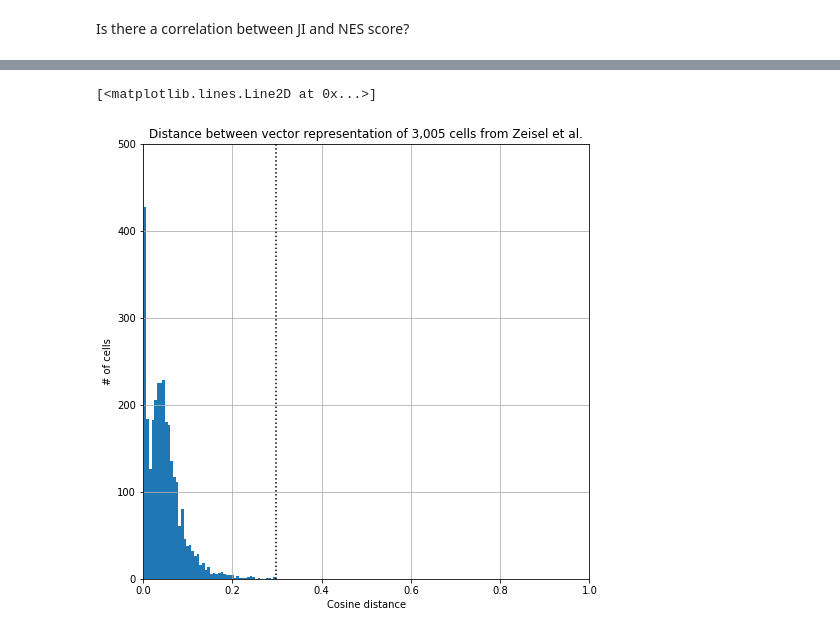
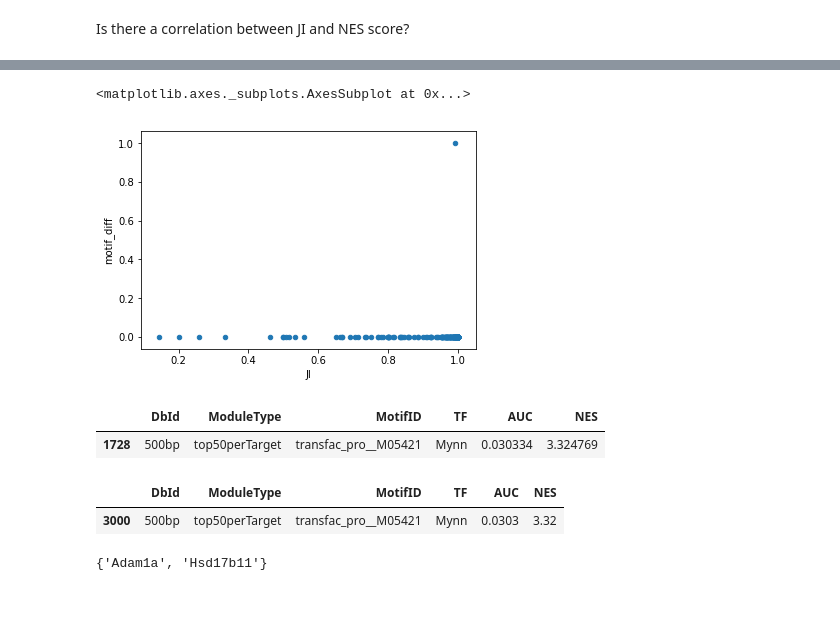
Before and after one commit to aertslab/pySCENIC, a Jupyter notebook: notebooks/pySCENIC - Comparison to R implementation of the pipeline.ipynb, the cells around one changed output, grey strips where cells are left out. Cells and saved outputs as stored; diff of their text form; code cells hidden in the pictures; blank space fills up the shorter version.

```diff
--- a/notebooks/pySCENIC - Comparison to R implementation of the pipeline.ipynb
+++ b/notebooks/pySCENIC - Comparison to R implementation of the pipeline.ipynb
@@ -820,12 +667,19 @@ dists = pairwise_distances(r_auc_heatmap.iloc[:,r_auc_heatmap.columns.droplevel(
-# %%
-fig, ax = plt.subplots(figsize=(8,8))
-pd.DataFrame(data={'dist': dists}, index=ex_mtx.columns).hist(bins=50, ax=ax)
-plt.title('Distance between vector representation of 3,005 cells from Zeisel et al.')
-plt.xlim([0.0, 1.0])
-plt.ylim([0.0, 500.0])
-plt.xlabel('Cosine distance')
-plt.ylabel('# of cells')
-plt.plot([dists.max(), dists.max()], [0, 500], 'k:')
-# %% [output]
-[<matplotlib.lines.Line2D at 0x...>]
-[figure, removed]
+# %%
+c_ji.plot.scatter(x='JI', y='motif_diff')
+# %% [output]
+<matplotlib.axes._subplots.AxesSubplot at 0x...>
+[figure, added]
+# %%
+py_df[py_df['TF'] == 'Mynn']
+# %% [output]
+|  | DbId | ModuleType | MotifID | TF | AUC | NES |
+| 1728 | 500bp | top50perTarget | transfac_pro__M05421 | Mynn | 0.030334 | 3.324769 |
+# %%
+r_df[r_df['TF'] == 'Mynn']
+# %% [output]
+|  | DbId | ModuleType | MotifID | TF | AUC | NES |
+| 3000 | 500bp | top50perTarget | transfac_pro__M05421 | Mynn | 0.0303 | 3.32 |
+# %%
+py_name2targets['Mynn']
+# %% [output]
+{'Adam1a', 'Hsd17b11'}
```
Also changed, not shown: parts of 100 cells of this notebook.
